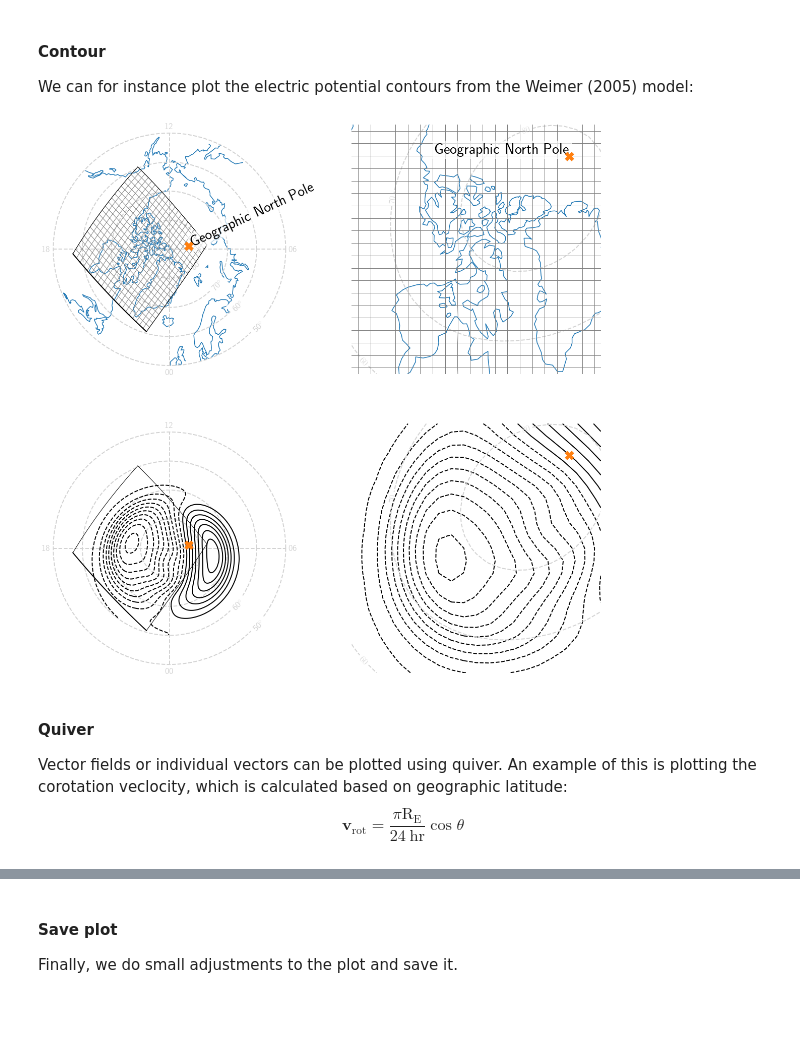
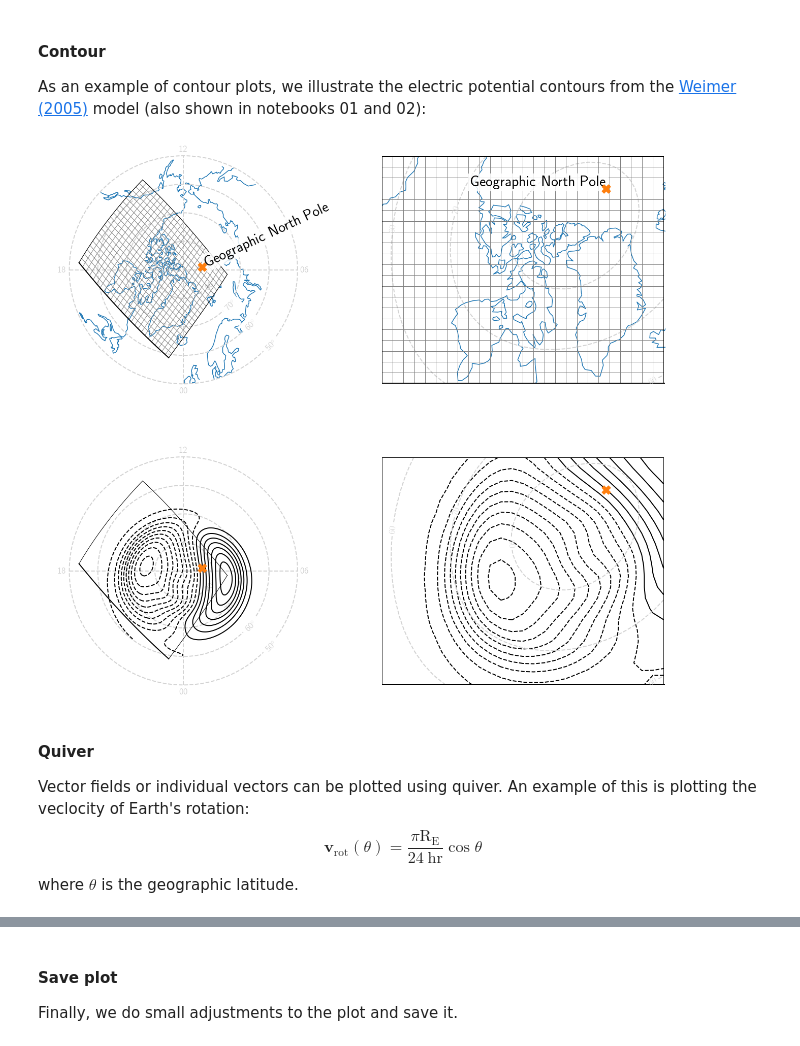
Before and after one commit to klaundal/lompe, a Jupyter notebook: examples/code_paper_figures/05_Visualization_with_Polarplot.ipynb, the cells around one changed output, grey strips where cells are left out. Cells and saved outputs as stored; diff of their text form; code cells hidden in the pictures; blank space fills up the shorter version.

Commit message:
working on notebooks

```diff
--- a/examples/code_paper_figures/05_Visualization_with_Polarplot.ipynb
+++ b/examples/code_paper_figures/05_Visualization_with_Polarplot.ipynb
@@ -43,38 +45,37 @@ Then we show how to plot different types of data on the grids:
 # %%
-# Start by setting up figure and subplots:
-fig = plt.figure(figsize = (20,20))
+# set up figure and subplots
+fig = plt.figure(figsize = (22,20))
 axs = {}
 
+axs['grid'  ] = fig.add_subplot(222)
+axs['grid2' ] = fig.add_subplot(224)
 axs['polar' ] = fig.add_subplot(221)
-axs['grid'  ] = fig.add_subplot(222)
 axs['polar2'] = fig.add_subplot(223)
-axs['grid2' ] = fig.add_subplot(224)
 
 # remove borders from axes and set aspect ratio
 for key in axs.keys():
     axs[key].set_axis_off()
     axs[key].set_aspect('equal')
 
-# polar axes with MLT labels
+# polar axes with MLAT/MLT labels
 pax  = Polarplot(axs['polar' ], minlat=50, plotgrid=True, linewidth=2)
 pax2 = Polarplot(axs['polar2'], minlat=50, plotgrid=True, linewidth=2)
 pax. writeMLTlabels( mlat=49, fontsize=18, color='lightgrey')
 pax2.writeMLTlabels( mlat=49, fontsize=18, color='lightgrey')
-pax. writeMLATlabels(mlt=3, fontsize=18)
-pax2.writeMLATlabels(mlt=3, fontsize=18)
+pax. writeMLATlabels( mlt=3 , fontsize=18)
+pax2.writeMLATlabels( mlt=3 , fontsize=18)
 
-# TODO: fix altitudes for apex
-# magnetic latitude contours on xi, eta axes
-apex = apexpy.Apex(time, refh=HI*1e-3)
-mlat, _ = apex.geo2apex(grid.lat, grid.lon, height = HI*1e-3)
+# magnetic latitude contours on grid axes
+apex = apexpy.Apex(time, refh=HI*1e-3)            # to MLAT/MLT (HI is grid altitude)
+mlat, _ = apex.geo2apex(grid.lat_mesh, grid.lon_mesh, height = HI*1e-3)
 latlevels = np.r_[-80:81:10]
-co  = axs['grid' ].contour(grid.xi, grid.eta, mlat, linestyles = '--', colors='lightgrey', linewidths=2, levels=latlevels)
-co2 = axs['grid2'].contour(grid.xi, grid.eta, mlat, linestyles = '--', colors='lightgrey', linewidths=2, levels=latlevels)
+co  = axs['grid' ].contour(grid.xi_mesh, grid.eta_mesh, mlat, linestyles = '--', colors='lightgrey', linewidths=2, levels=latlevels)
+co2 = axs['grid2'].contour(grid.xi_mesh, grid.eta_mesh, mlat, linestyles = '--', colors='lightgrey', linewidths=2, levels=latlevels)
 axs['grid' ].clabel(co,  co.levels, inline = True, fontsize=18)
 axs['grid2'].clabel(co2, co.levels, inline = True, fontsize=18)
 
-# adjust limits of xi, eta axes
-xlim, ylim = axs['grid'].get_xlim(), axs['grid'].get_ylim()
+# adjust limits of grid axes
+xlim, ylim = (grid.xi_mesh[0, 0], grid.xi_mesh [-1, -1]+.005), (grid.eta_mesh [0, 0], grid.eta_mesh[-1, -1])
 axs['grid' ].set_xlim(xlim)
 axs['grid' ].set_ylim(ylim)
 axs['grid2'].set_xlim(xlim)
@@ -153,7 +159,7 @@ fig
 # %% [markdown]
 #### Contour
 
-We can for instance plot the electric potential contours from the Weimer (2005) model:
+As an example of contour plots, we illustrate the electric potential contours from the [Weimer (2005)](https://doi.org/10.1029/2004JA010884) model (also shown in notebooks 01 and 02):
 # %%
 # get Weimer potential
 weimer = pd.read_table('./datasets/weimer.txt', sep=' ', skipinitialspace=True, comment='#',
@@ -165,27 +171,28 @@ V      = weimer.phi .values.reshape((181, 61)) * 1e3 # kV to V
 # %%
 # on polar axis
 pax2.contour(mlat, mlt, V, levels=np.r_[-101:101:4]*1e3, colors='black', linewidths=2)  # like plt.contour
 
-# on xi, eta grid
-a = apexpy.Apex(time, refh=110)          # to geographic coordinates
-mlon = a.mlt2mlon(mlt, time)
+# on grid axis
+mlon = apex.mlt2mlon(mlt, time)    # to geographic coordinates
 lat, lon, _ = a.apex2geo(mlat, mlon, height=110)
 
 # interpolate potential to CS grid
-xi, eta = grid.projection.geo2cube(lon, lat)
-V       = griddata((xi.flatten(), eta.flatten()), V.flatten(), (grid.xi.flatten(), grid.eta.flatten()),
-                   fill_value = 0, method = 'cubic').reshape(grid.shape)
-axs['grid2'].contour(grid.xi, grid.eta, V, levels=np.r_[-101:101:4]*1e3, colors='black', zorder=1, linewidths=2)
+xi, eta = grid.projection.geo2cube(lon, lat) # to cube coordinates
+V       = griddata((xi.flatten(), eta.flatten()), V.flatten(), (grid.xi_mesh.flatten(), grid.eta_mesh.flatten()),
+                   fill_value = 0, method = 'cubic').reshape(grid.xi_mesh.shape)
+axs['grid2'].contour(grid.xi_mesh, grid.eta_mesh, V, levels=np.r_[-101:101:4]*1e3, colors='black', zorder=1, linewidths=2)
+
 fig
 # %% [output]
-[figure, old version]
+[figure, new version]
 # %% [markdown]
 #### Quiver
 
-Vector fields or individual vectors can be plotted using quiver. An example of this is plotting the corotation veclocity, which is calculated based on geographic latitude:
+Vector fields or individual vectors can be plotted using quiver. An example of this is plotting the veclocity of Earth's rotation:
 \begin{equation}
-    \mathbf{v}_{\mathrm{rot}}=\frac{\pi \mathrm{R_E}}{24\mathrm{\ hr}}\cos{\theta}
+    \mathbf{v}_{\mathrm{rot}}(\theta)=\frac{\pi \mathrm{R_E}}{24\mathrm{\ hr}}\cos{\theta}
 \end{equation}
+where $\theta$ is the geographic latitude.
 # %%
 # on polar axis
 mlats, mlts = np.meshgrid(np.linspace(48,80,5), np.linspace(0,24,15)) # grid of mlat and mlts
```
Also changed, not shown: parts of 14 cells of this notebook, 13 other files.
